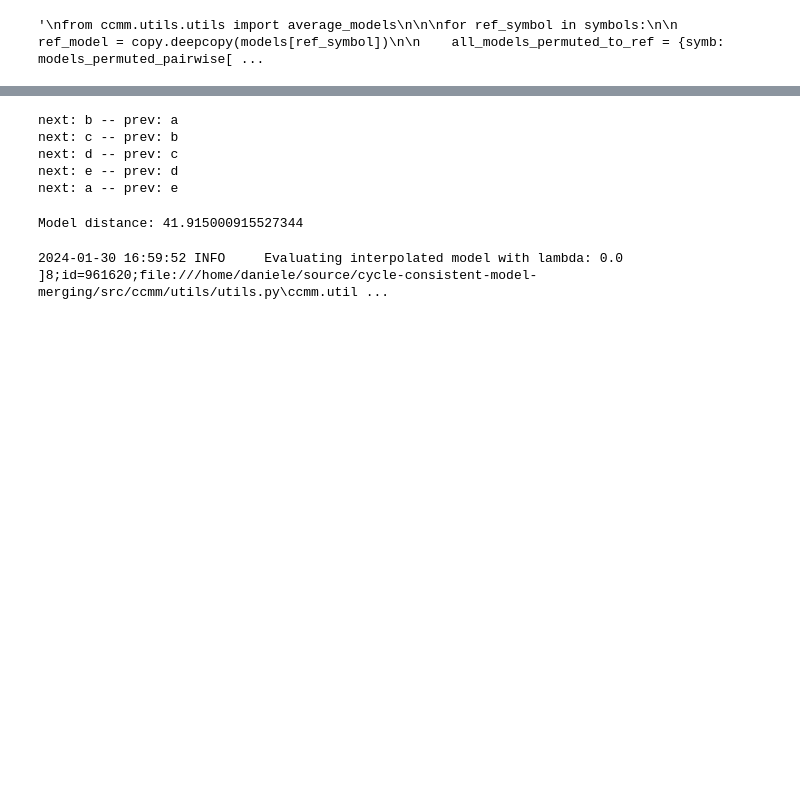
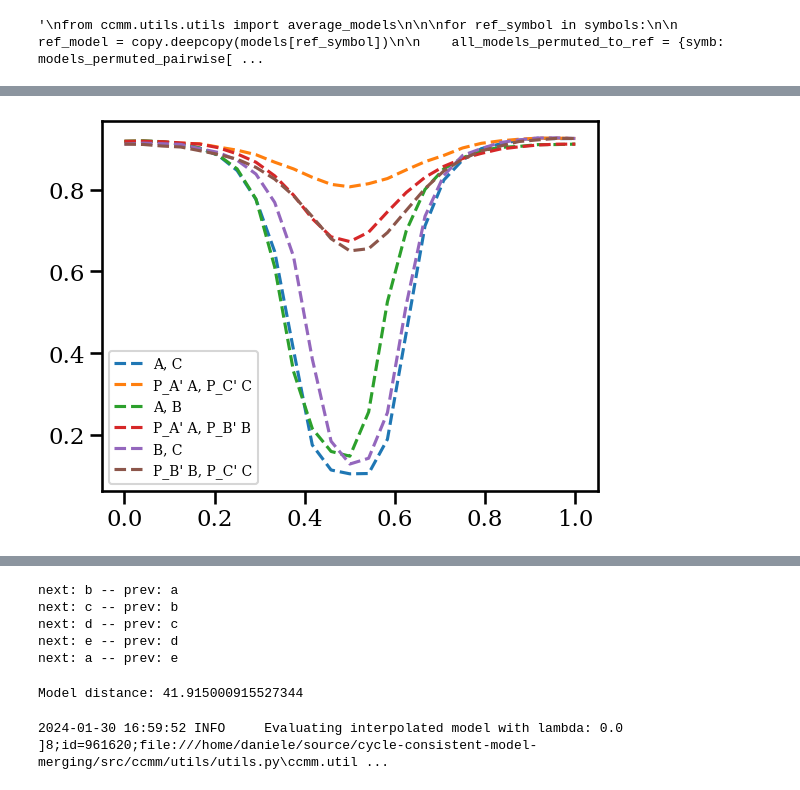
Before and after one commit to crisostomi/cycle-consistent-model-merging, a Jupyter notebook: notebooks/analyze_match_many.ipynb, the cells around one changed output, grey strips where cells are left out. Cells and saved outputs as stored; diff of their text form; code cells hidden in the pictures; blank space fills up the shorter version.

```diff
--- a/notebooks/analyze_match_many.ipynb
+++ b/notebooks/analyze_match_many.ipynb
@@ -474,3 +529,11 @@ def l2_norm_models(state_dict1, state_dict2):
+# %%
+
+plot_lmc([lambdas] * 6,
+         [acc_ac, acc_a_univ_c_univ, acc_ab, acc_a_univ_b_univ, acc_bc, acc_b_univ_c_univ],
+         ['A', "P_A' A", 'A', "P_A' A", 'B', "P_B' B"],
+         ['C', "P_C' C", 'B', "P_B' B", 'C', "P_C' C"])
+# %% [output]
+[figure, added]
 # %%
 import itertools
 
```
Also changed, not shown: parts of 19 cells of this notebook.
